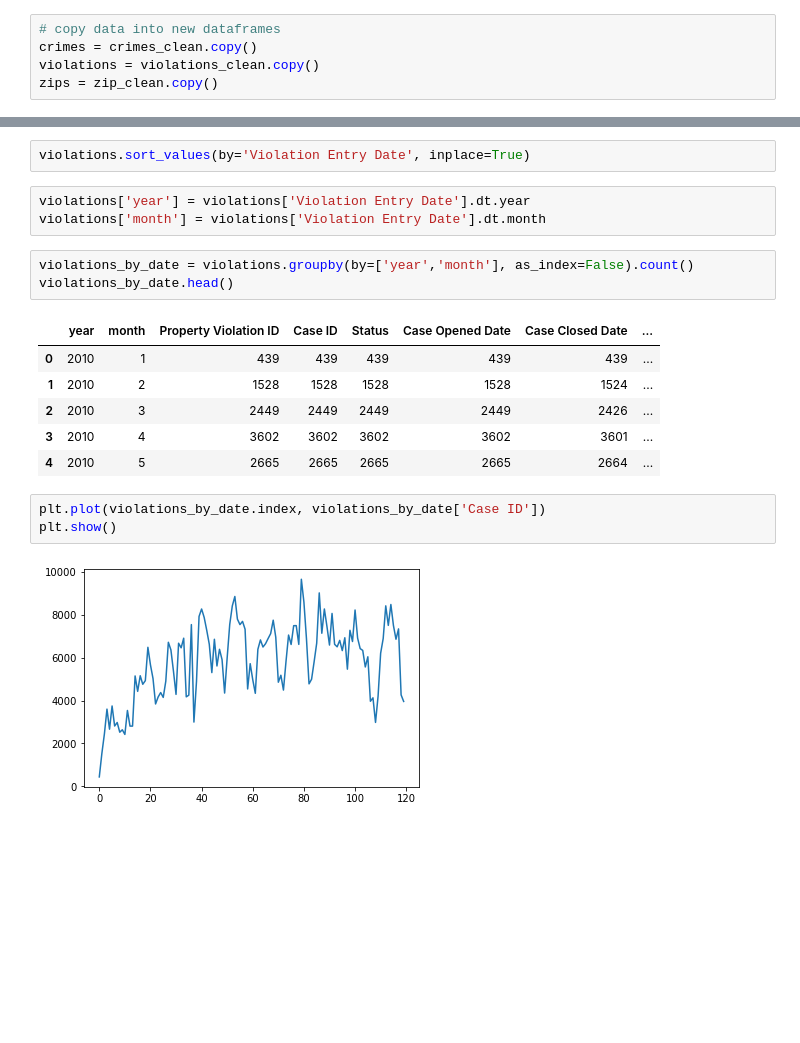
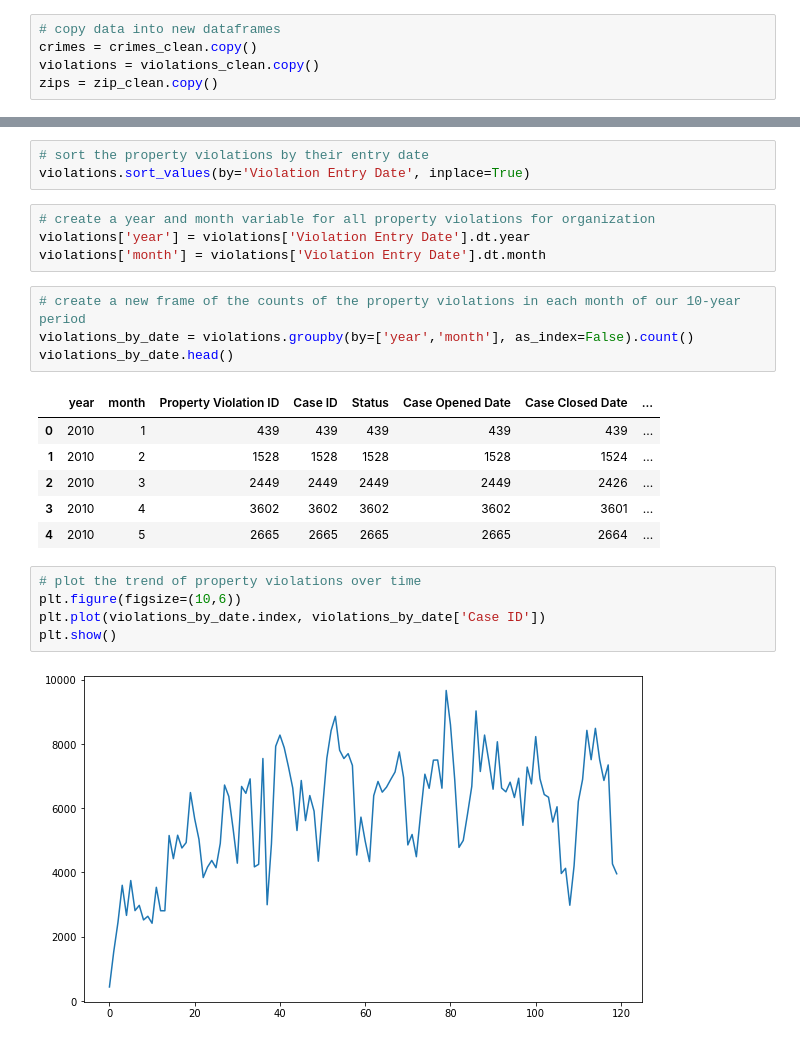
Before and after one commit to sjhaluck/KCMO-Property-and-Crime, a Jupyter notebook: KC_property_crime.ipynb, the cells around one changed output, grey strips where cells are left out. Saved outputs shown, nothing was run; the diff lists cells and outputs as text; blank space fills up the shorter version.

```diff
--- a/KC_property_crime.ipynb
+++ b/KC_property_crime.ipynb
@@ -1222,9 +1251,12 @@ plt.show()
 # %%
+# sort the property violations by their entry date
 violations.sort_values(by='Violation Entry Date', inplace=True)
 # %%
+# create a year and month variable for all property violations for organization
 violations['year'] = violations['Violation Entry Date'].dt.year
 violations['month'] = violations['Violation Entry Date'].dt.month
 # %%
+# create a new frame of the counts of the property violations in each month of our 10-year period
 violations_by_date = violations.groupby(by=['year','month'], as_index=False).count()
 violations_by_date.head()
 # %% [output]
@@ -1235,7 +1267,9 @@ violations_by_date.head()
 | 3 | 2010 | 4 | 3602 | 3602 | 3602 | 3602 | 3601 | ... |
 | 4 | 2010 | 5 | 2665 | 2665 | 2665 | 2665 | 2664 | ... |
 # %%
+# plot the trend of property violations over time
+plt.figure(figsize=(10,6))
 plt.plot(violations_by_date.index, violations_by_date['Case ID'])
 plt.show()
 # %% [output]
-[figure, old version]
+[figure, new version]
```
Also changed, not shown: parts of 25 cells of this notebook, 22 other files.
